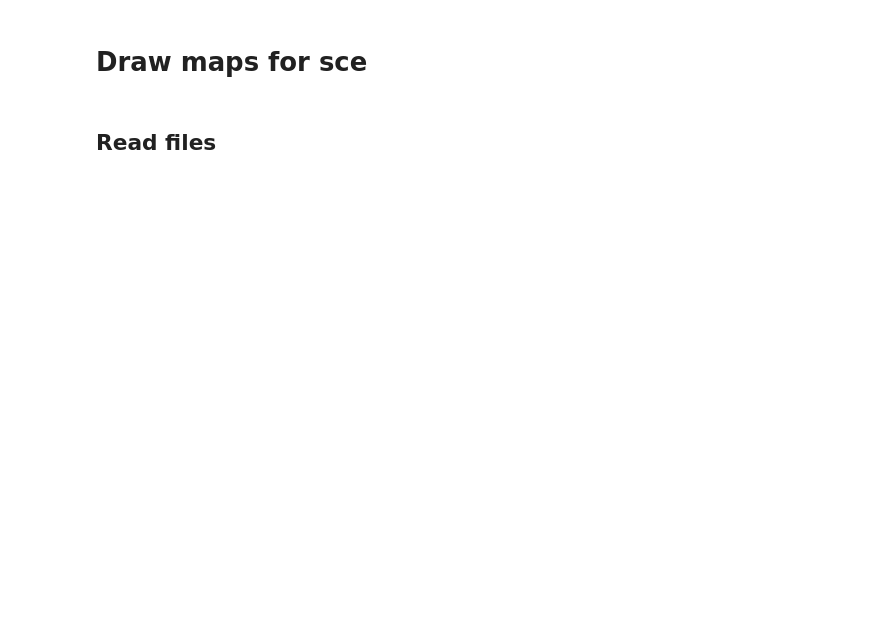
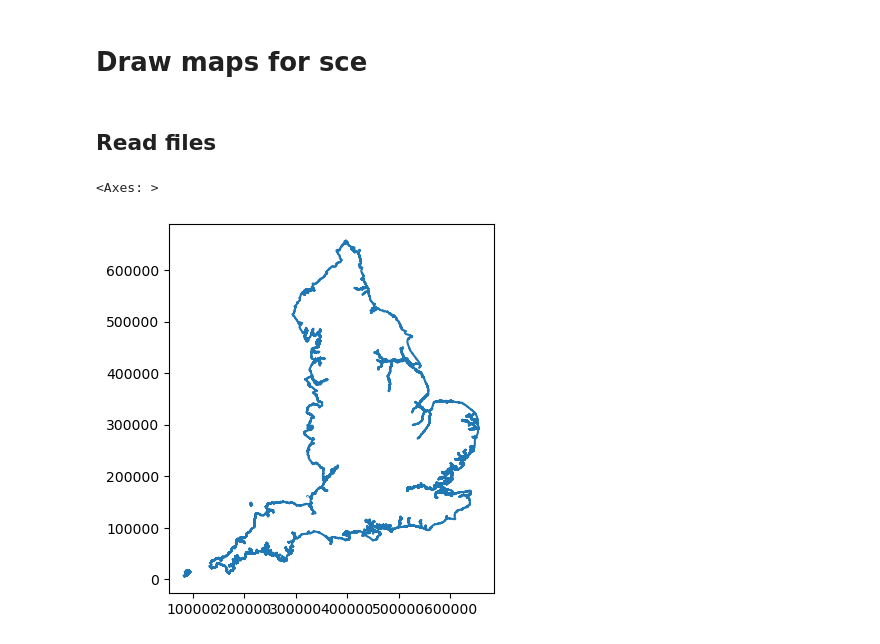
Before and after one commit to stroke-modelling/muster2, a Jupyter notebook: map/produce_maps.ipynb, the cells around one changed output. Cells and saved outputs as stored; diff of their text form; code cells hidden in the pictures; blank space fills up the shorter version.

```diff
--- a/map/produce_maps.ipynb
+++ b/map/produce_maps.ipynb
@@ -15,3 +15,14 @@ data = pd.read_csv('default_scenario.csv')
+# %%
+filename = "zip://./Countries_(December_2022)_GB_BFC.zip"
+countries_gdf = geopandas.read_file(filename, crs='EPSG:27700')
+mask = countries_gdf['CTRY22NM'] == 'England'
+countries_gdf = countries_gdf[mask]
+# Get outline of countries_gdf
+england = countries_gdf.boundary
+england.plot()
+# %% [output]
+<Axes: >
+[figure, added]
 # %%
 # Add net benefit column
 prop_nlvo = 0.7
```
Also changed, not shown: parts of 10 cells of this notebook, 8 other files.
